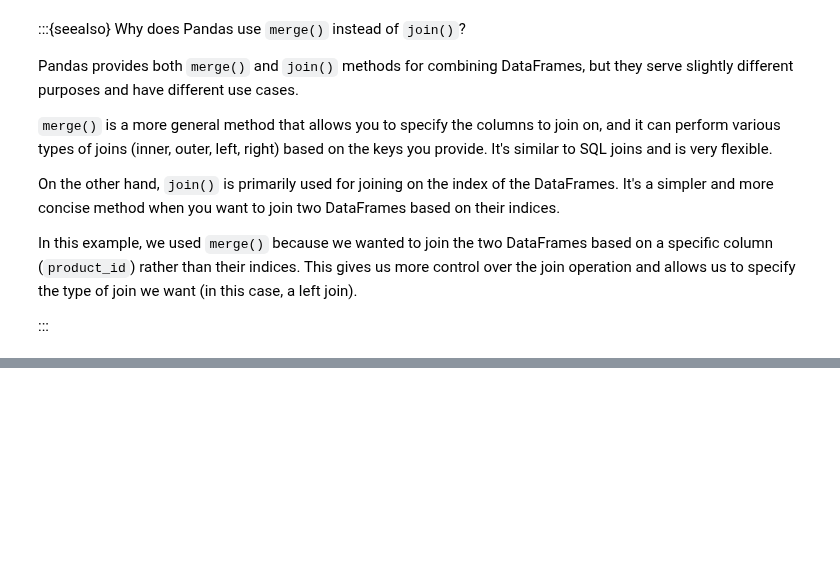
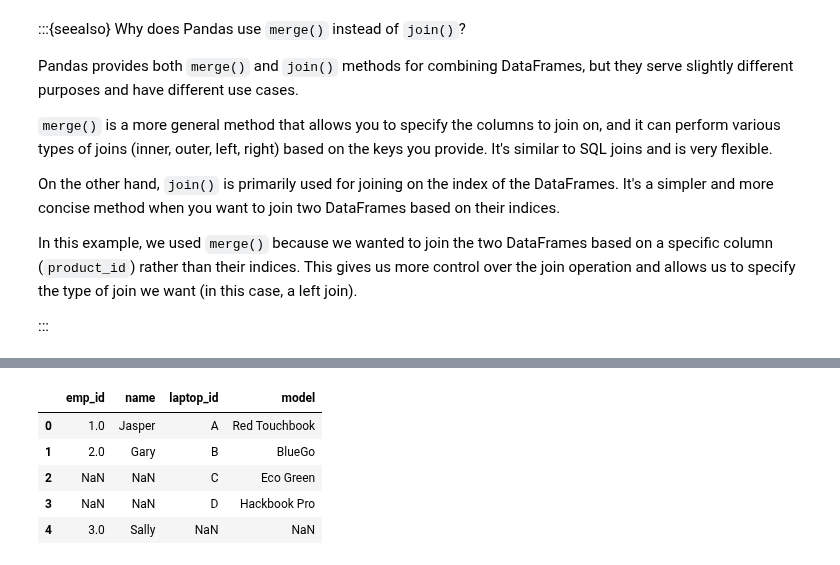
Before and after one commit to bdi475/textbook, a Jupyter notebook: content/pandas-datetime-aggregation-merges.ipynb, the cells around one changed output, grey strips where cells are left out. Saved outputs shown, nothing was run; the diff lists cells and outputs as text; code cells hidden in the pictures; blank space fills up the shorter version.

Commit message:
Add merge images, add emojis

```diff
--- a/content/pandas-datetime-aggregation-merges.ipynb
+++ b/content/pandas-datetime-aggregation-merges.ipynb
@@ -775,0 +815,10 @@ In this example, we used `merge()` because we wanted to join the two DataFrames
+# %%
+df_employees = pd.DataFrame(
+    {
+        "emp_id": [1, 2, 3],
+        "name": ["Jasper", "Gary", "Sally"],
+        "laptop_id": ["A", "B", np.nan],
+    }
+)
+
+df_employees
@@ -775,0 +830,9 @@ In this example, we used `merge()` because we wanted to join the two DataFrames
+# %%
+df_laptops = pd.DataFrame(
+    {
+        "laptop_id": ["A", "B", "C", "D"],
+        "model": ["Red Touchbook", "BlueGo", "Eco Green", "Hackbook Pro"],
+    }
+)
+
+df_laptops
@@ -775,0 +874,11 @@ In this example, we used `merge()` because we wanted to join the two DataFrames
+# %%
+df_outer = pd.merge(left=df_employees, right=df_laptops, on="laptop_id", how="outer")
+
+df_outer
+# %% [output]
+|  | emp_id | name | laptop_id | model |
+| 0 | 1.0 | Jasper | A | Red Touchbook |
+| 1 | 2.0 | Gary | B | BlueGo |
+| 2 | NaN | NaN | C | Eco Green |
+| 3 | NaN | NaN | D | Hackbook Pro |
+| 4 | 3.0 | Sally | NaN | NaN |
```
Also changed, not shown: parts of 8 cells of this notebook, 8 other files.
